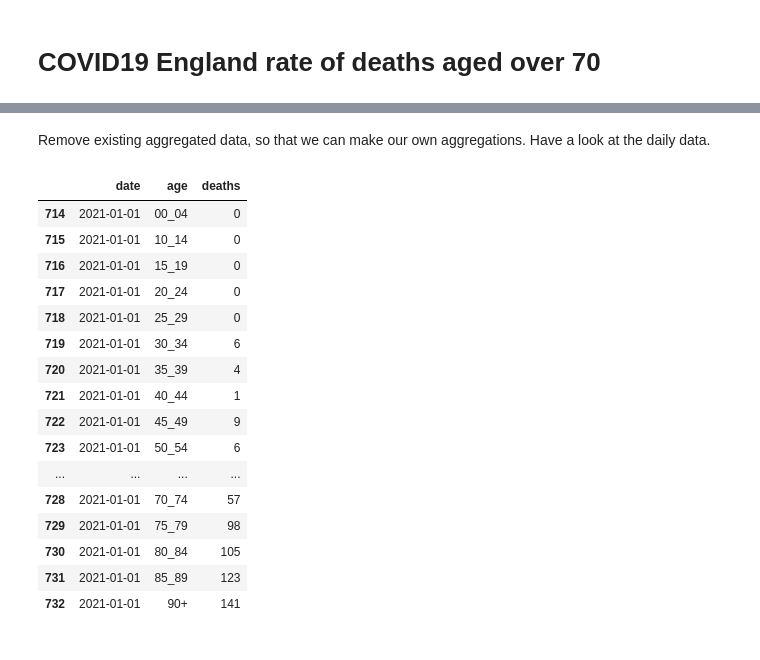
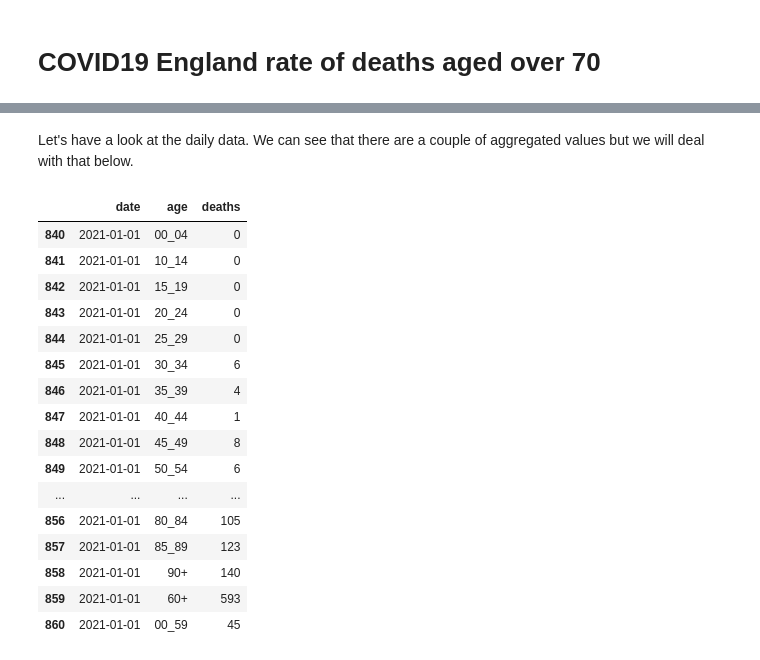
Before and after one commit to rgargente/covid_over_70s_deaths, a Jupyter notebook: covid/covid.ipynb, the cells around one changed output, grey strips where cells are left out. Cells and saved outputs as stored; diff of their text form; code cells hidden in the pictures.

```diff
--- a/covid/covid.ipynb
+++ b/covid/covid.ipynb
@@ -9,27 +16,25 @@ import pandas as pd
 
 url = "https://api.coronavirus.data.gov.uk/v2/data?areaType=nation&areaCode=E92000001&metric=newDeaths28DaysByDeathDateAgeDemographics&format=csv"
 df = pd.read_csv(url, parse_dates=['date']).drop(['areaType', 'areaCode', 'areaName', 'metric', 'rollingRate', 'rollingSum'], 1)
-# %% [markdown]
-Remove existing aggregated data, so that we can make our own aggregations. Have a look at the daily data.
+# %% [markdown]
+Let's have a look at the daily data. We can see that there are a couple of aggregated values but we will deal with that below.
 # %%
-df = df[~df.age.isin(['00_59', '60+'])]
-
 df[df.date.eq('2021-01-01')]
 # %% [output]
 |  | date | age | deaths |
-| 714 | 2021-01-01 | 00_04 | 0 |
-| 715 | 2021-01-01 | 10_14 | 0 |
-| 716 | 2021-01-01 | 15_19 | 0 |
-| 717 | 2021-01-01 | 20_24 | 0 |
-| 718 | 2021-01-01 | 25_29 | 0 |
-| 719 | 2021-01-01 | 30_34 | 6 |
-| 720 | 2021-01-01 | 35_39 | 4 |
-| 721 | 2021-01-01 | 40_44 | 1 |
-| 722 | 2021-01-01 | 45_49 | 9 |
-| 723 | 2021-01-01 | 50_54 | 6 |
+| 840 | 2021-01-01 | 00_04 | 0 |
+| 841 | 2021-01-01 | 10_14 | 0 |
+| 842 | 2021-01-01 | 15_19 | 0 |
+| 843 | 2021-01-01 | 20_24 | 0 |
+| 844 | 2021-01-01 | 25_29 | 0 |
+| 845 | 2021-01-01 | 30_34 | 6 |
+| 846 | 2021-01-01 | 35_39 | 4 |
+| 847 | 2021-01-01 | 40_44 | 1 |
+| 848 | 2021-01-01 | 45_49 | 8 |
+| 849 | 2021-01-01 | 50_54 | 6 |
 | ... | ... | ... | ... |
-| 728 | 2021-01-01 | 70_74 | 57 |
-| 729 | 2021-01-01 | 75_79 | 98 |
-| 730 | 2021-01-01 | 80_84 | 105 |
-| 731 | 2021-01-01 | 85_89 | 123 |
-| 732 | 2021-01-01 | 90+ | 141 |
+| 856 | 2021-01-01 | 80_84 | 105 |
+| 857 | 2021-01-01 | 85_89 | 123 |
+| 858 | 2021-01-01 | 90+ | 140 |
+| 859 | 2021-01-01 | 60+ | 593 |
+| 860 | 2021-01-01 | 00_59 | 45 |
```
Also changed, not shown: parts of 10 cells of this notebook.
